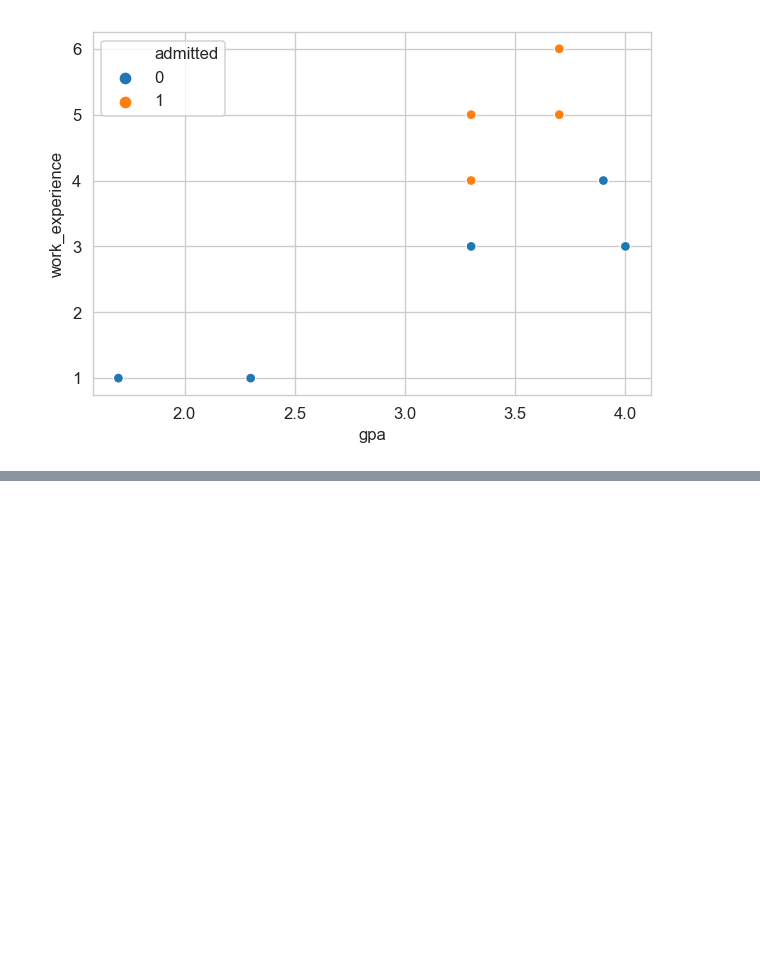
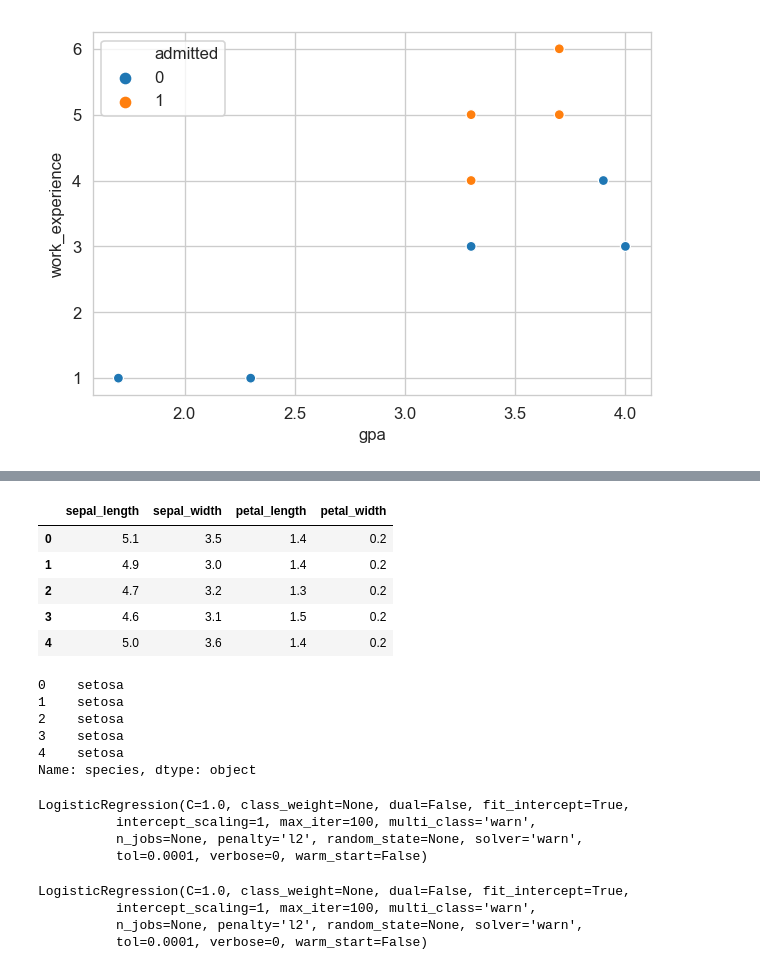
Before and after one commit to BharathC15/NielitChennai, a Jupyter notebook: python/MachineLearning/basicLogisticRegression.ipynb, the cells around one changed output, grey strips where cells are left out. Drawn from its saved outputs; the diff is of its cells as text; code cells hidden in the pictures; blank space fills up the shorter version.

```diff
--- a/python/MachineLearning/basicLogisticRegression.ipynb
+++ b/python/MachineLearning/basicLogisticRegression.ipynb
@@ -84,0 +97,20 @@ plt.show()
+# %%
+X=iris.iloc[:,:-1]
+X.head()
+# %% [output]
+|  | sepal_length | sepal_width | petal_length | petal_width |
+| 0 | 5.1 | 3.5 | 1.4 | 0.2 |
+| 1 | 4.9 | 3.0 | 1.4 | 0.2 |
+| 2 | 4.7 | 3.2 | 1.3 | 0.2 |
+| 3 | 4.6 | 3.1 | 1.5 | 0.2 |
+| 4 | 5.0 | 3.6 | 1.4 | 0.2 |
+# %%
+y=iris.iloc[:,-1]
+y.head()
+# %% [output]
+0    setosa
+1    setosa
+2    setosa
+3    setosa
+4    setosa
+Name: species, dtype: object
@@ -84,0 +119,16 @@ plt.show()
+# %%
+#model=LogisticRegression(multi_class="ovr")
+model=LogisticRegression()
+model
+# %% [output]
+LogisticRegression(C=1.0, class_weight=None, dual=False, fit_intercept=True,
+          intercept_scaling=1, max_iter=100, multi_class='warn',
+          n_jobs=None, penalty='l2', random_state=None, solver='warn',
+          tol=0.0001, verbose=0, warm_start=False)
+# %%
+model.fit(X,y)
+# %% [output]
+LogisticRegression(C=1.0, class_weight=None, dual=False, fit_intercept=True,
+          intercept_scaling=1, max_iter=100, multi_class='warn',
+          n_jobs=None, penalty='l2', random_state=None, solver='warn',
+          tol=0.0001, verbose=0, warm_start=False)
```
Also changed, not shown: parts of 12 cells of this notebook, 2 other files.
